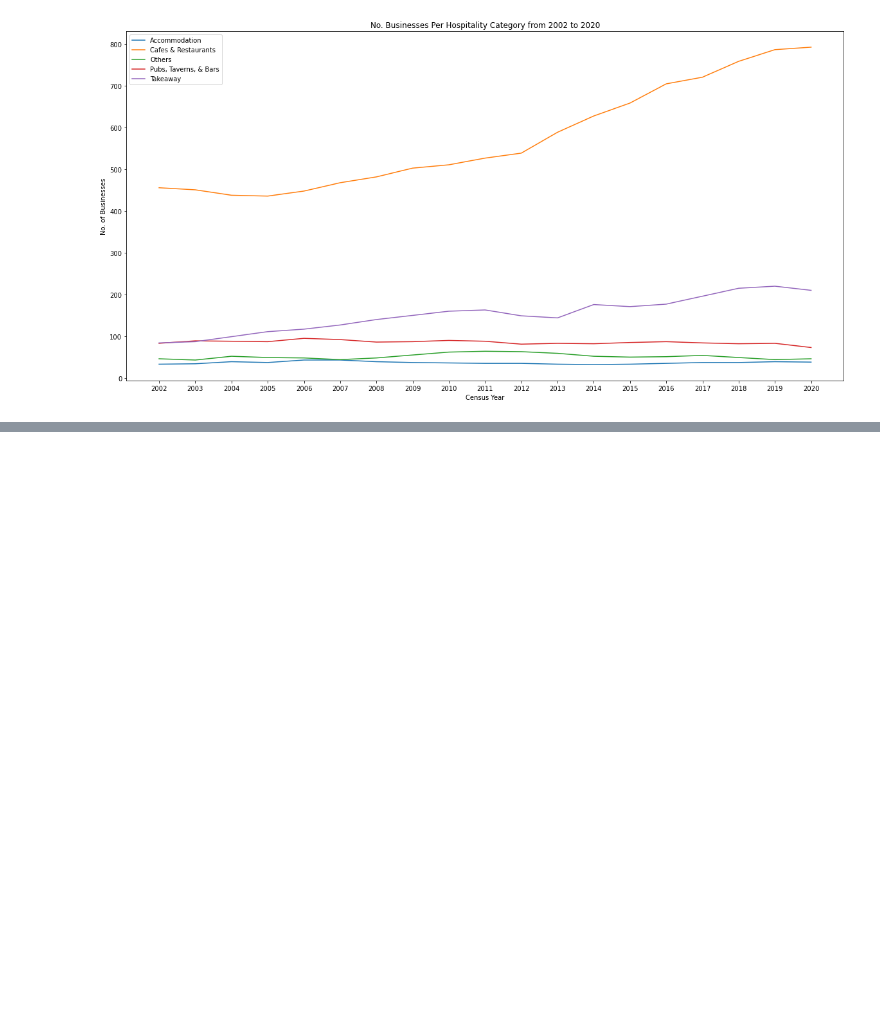
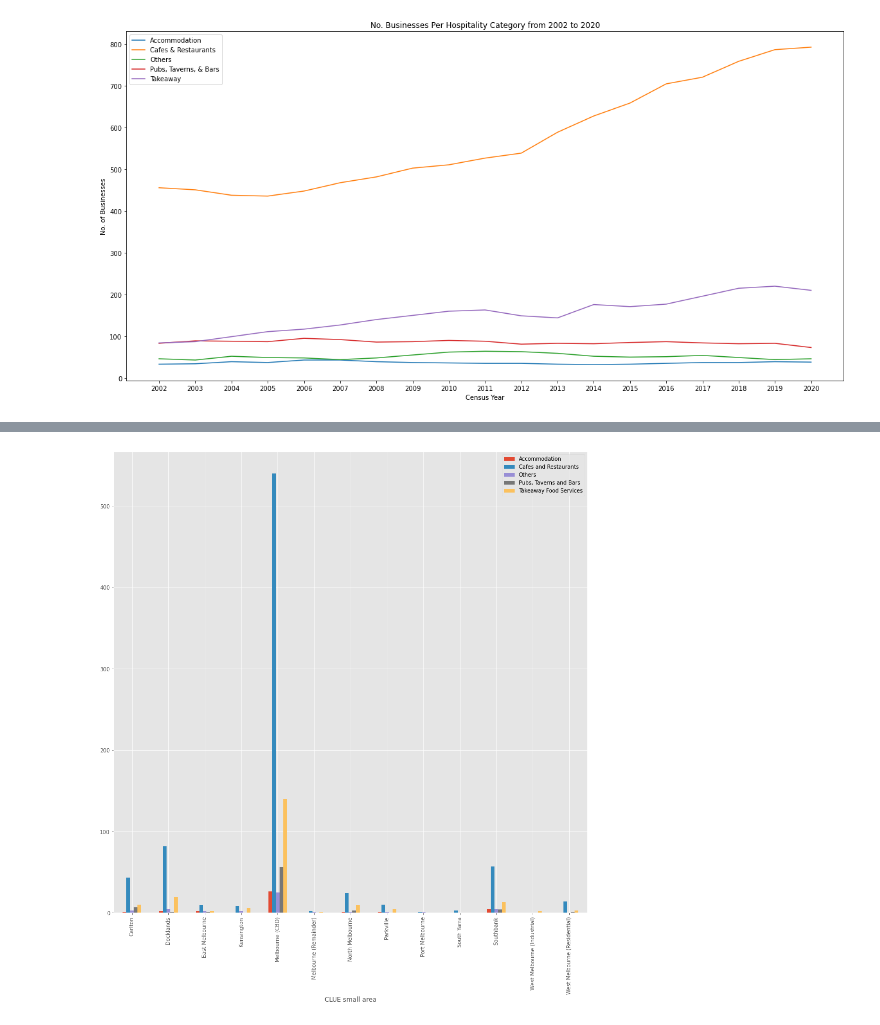
Before and after one commit to JarrodCasey/databootcamp-project1, a Jupyter notebook: MelbourneCafeAnalysis.ipynb, the cells around one changed output, grey strips where cells are left out. Saved outputs shown, nothing was run; the diff lists cells and outputs as text; code cells hidden in the pictures; blank space fills up the shorter version.

```diff
--- a/MelbourneCafeAnalysis.ipynb
+++ b/MelbourneCafeAnalysis.ipynb
@@ -298,0 +303,8 @@ plt.show()
+# %%
+## Extract the 2020 Census Year Dataand create a new Data Frame for the 2020 year
+IndTypeDeDuped_df['Census year'] = IndTypeDeDuped_df['Census year'].astype(str)
+DataPerYr_df = IndTypeDeDuped_df.groupby('Census year')
+DataPerYr_df.first()
+Data2020Yr_df = pd.DataFrame(DataPerYr_df.get_group("2020"))
+Data2020Yr_df.drop("Census year", inplace=True, axis = 1)
+Data2020Yr_df
@@ -298,0 +351,6 @@ plt.show()
+# %%
+## Create a pivot table that identifies the number of businesses that exists per category type in each suburb
+plt.style.use('ggplot')
+table_df = pd.DataFrame(pd.pivot_table(data = Data2020Yr_df, index = ['CLUE small area'],columns = ["Recategorised Industry"],aggfunc = 'size',fill_value = 0))
+table_df.columns.name = None
+table_df
@@ -298,0 +373,4 @@ plt.show()
+# %%
+table_df.plot.bar(figsize=(16,16));
+# %% [output]
+[figure, added]
```
Also changed, not shown: parts of 17 cells of this notebook.
